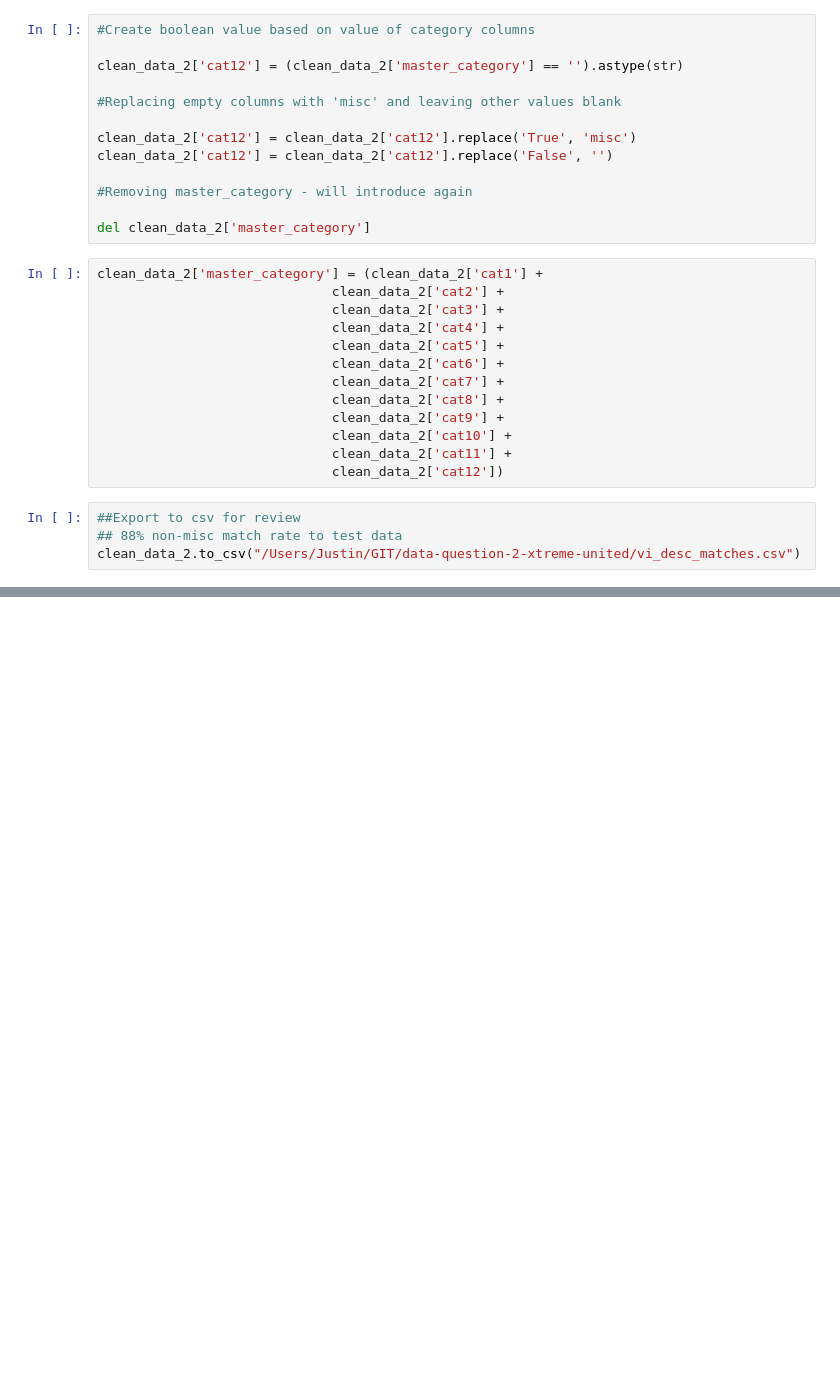
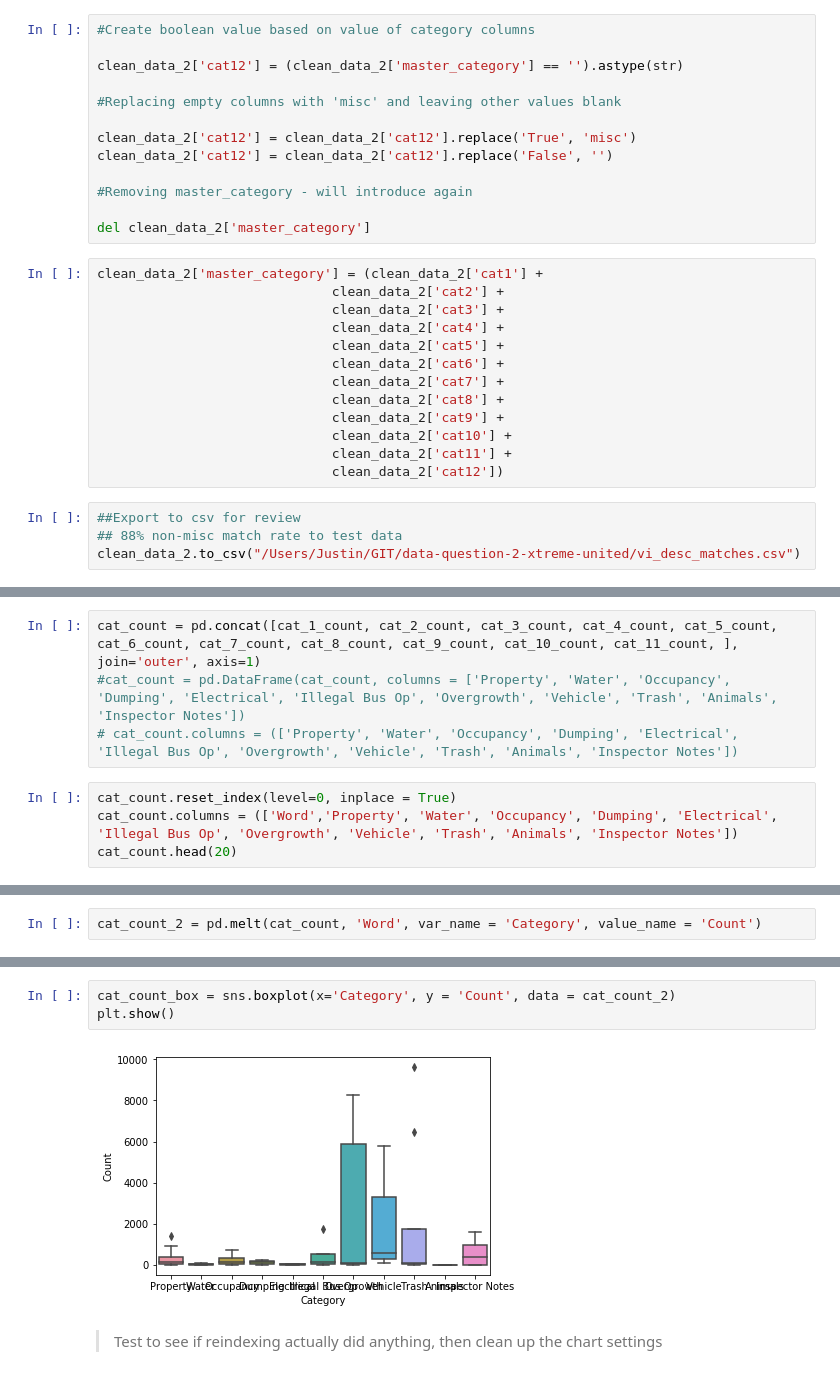
Before and after one commit to shrutijalewar/data-question-2-xtreme-united, a Jupyter notebook: DataQuestion2.ipynb, the cells around one changed output, grey strips where cells are left out. Cells and saved outputs as stored; diff of their text form; blank space fills up the shorter version.

Commit message:
added a boxplot for individual word counts within category

```diff
--- a/DataQuestion2.ipynb
+++ b/DataQuestion2.ipynb
@@ -1542,0 +1604,8 @@ clean_data_2.to_csv("/Users/Justin/GIT/data-question-2-xtreme-united/vi_desc_mat
+# %%
+cat_count = pd.concat([cat_1_count, cat_2_count, cat_3_count, cat_4_count, cat_5_count, cat_6_count, cat_7_count, cat_8_count, cat_9_count, cat_10_count, cat_11_count, ], join='outer', axis=1)
+#cat_count = pd.DataFrame(cat_count, columns = ['Property', 'Water', 'Occupancy', 'Dumping', 'Electrical', 'Illegal Bus Op', 'Overgrowth', 'Vehicle', 'Trash', 'Animals', 'Inspector Notes'])
+# cat_count.columns = (['Property', 'Water', 'Occupancy', 'Dumping', 'Electrical', 'Illegal Bus Op', 'Overgrowth', 'Vehicle', 'Trash', 'Animals', 'Inspector Notes'])
+# %%
+cat_count.reset_index(level=0, inplace = True)
+cat_count.columns = (['Word','Property', 'Water', 'Occupancy', 'Dumping', 'Electrical', 'Illegal Bus Op', 'Overgrowth', 'Vehicle', 'Trash', 'Animals', 'Inspector Notes'])
+cat_count.head(20)
@@ -1542,0 +1630,2 @@ clean_data_2.to_csv("/Users/Justin/GIT/data-question-2-xtreme-united/vi_desc_mat
+# %%
+cat_count_2 = pd.melt(cat_count, 'Word', var_name = 'Category', value_name = 'Count')
@@ -1542,0 +1652,7 @@ clean_data_2.to_csv("/Users/Justin/GIT/data-question-2-xtreme-united/vi_desc_mat
+# %%
+cat_count_box = sns.boxplot(x='Category', y = 'Count', data = cat_count_2)
+plt.show()
+# %% [output]
+[figure, added]
+# %% [markdown]
+>Test to see if reindexing actually did anything, then clean up the chart settings
```
Also changed, not shown: parts of 5 cells of this notebook.
